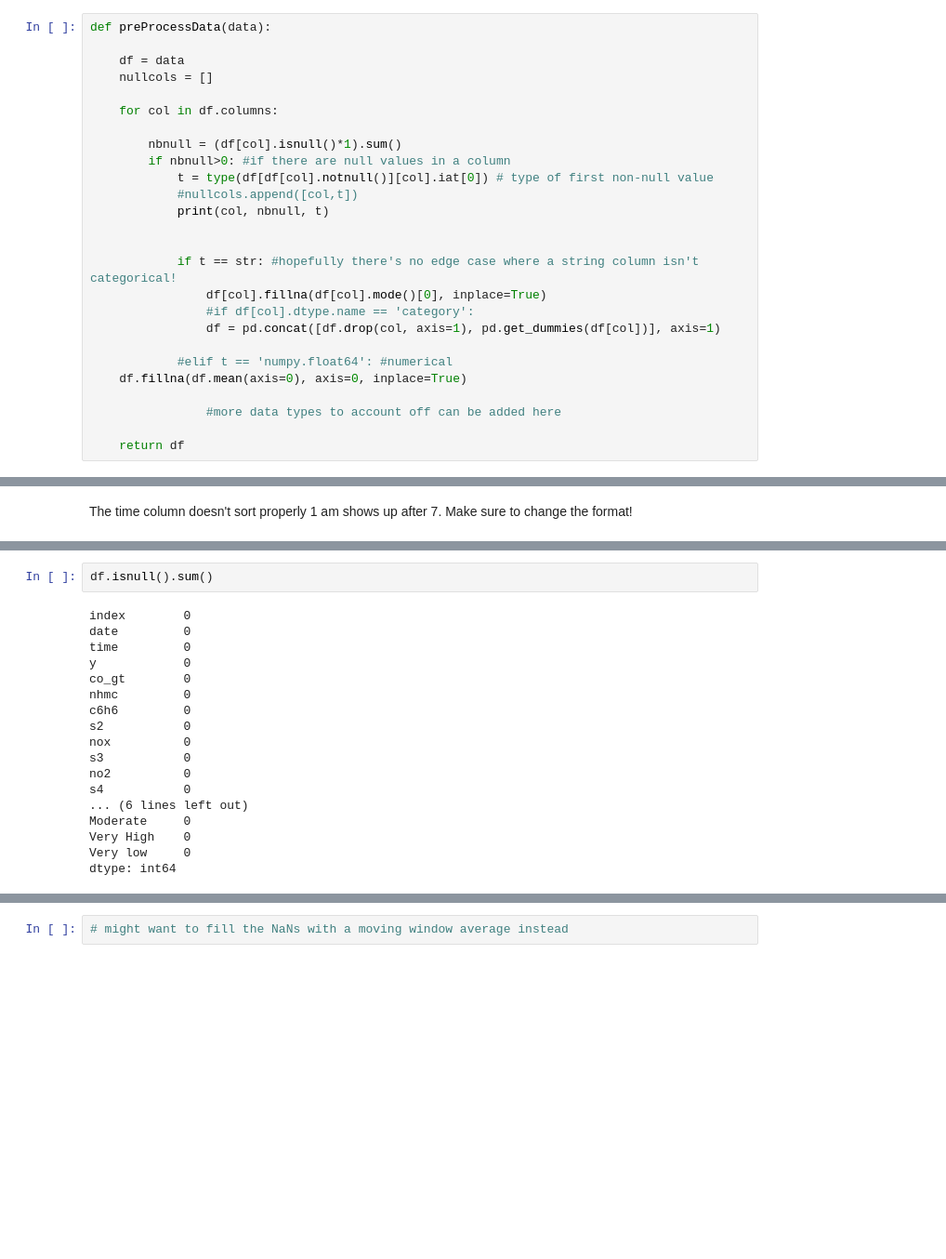
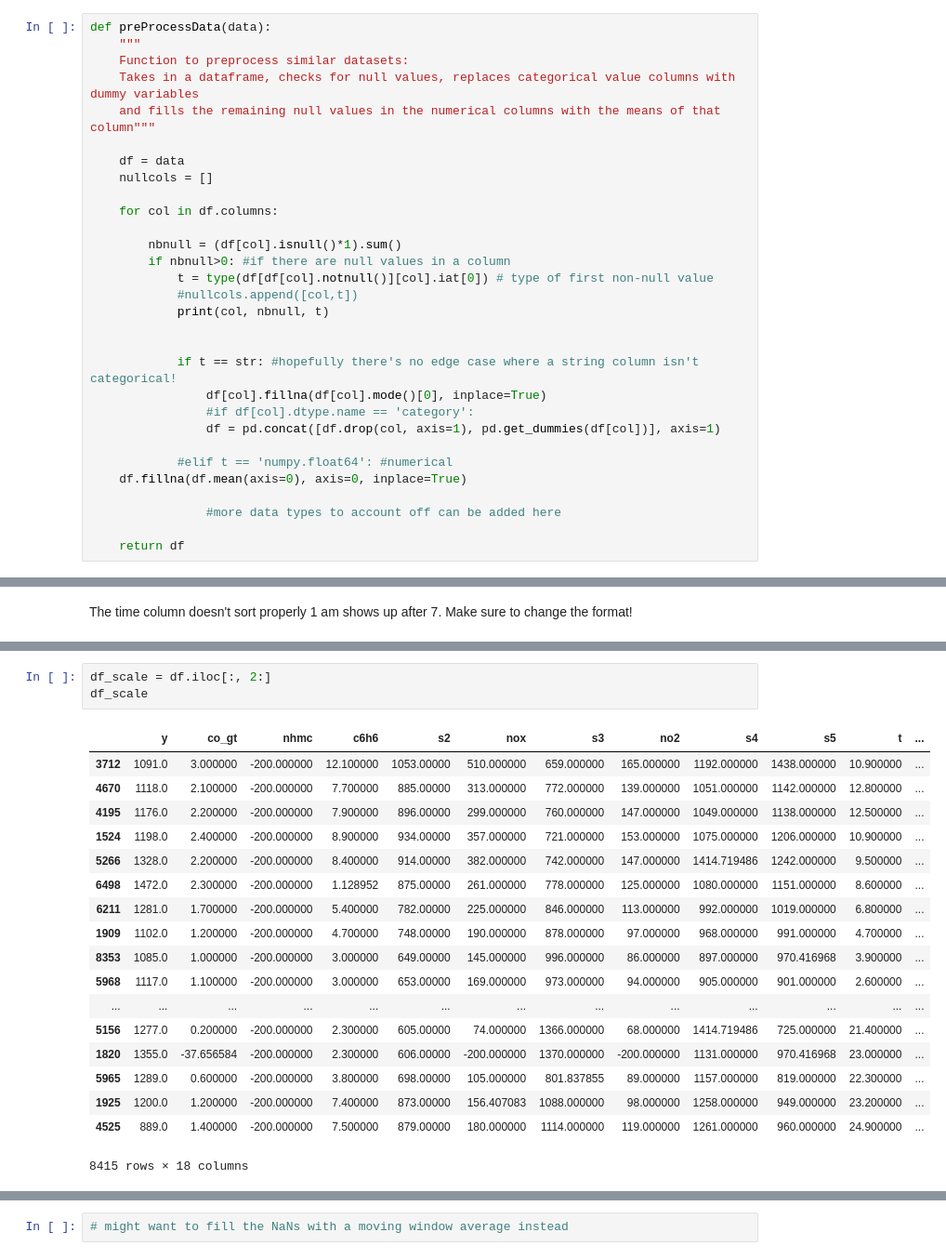
Before and after one commit to prakash-murugesan/CodeChallenge, a Jupyter notebook: CodingChallenge/Machine Learning/MachineLearningChallenge.ipynb, the cells around one changed output, grey strips where cells are left out. Shown at 93% size. Drawn from its saved outputs; the diff is of its cells as text; blank space fills up the shorter version.

```diff
--- a/CodingChallenge/Machine Learning/MachineLearningChallenge.ipynb
+++ b/CodingChallenge/Machine Learning/MachineLearningChallenge.ipynb
@@ -70,6 +111,10 @@ df_X = pd.read_csv("predictive_maintenance_dataset.csv").drop(labels=['status',
 ### 1. Preprocess data
 # %%
 def preProcessData(data):
+    """
+    Function to preprocess similar datasets:
+    Takes in a dataframe, checks for null values, replaces categorical value columns with dummy variables
+    and fills the remaining null values in the numerical columns with the means of that column"""
 
     df = data
     nullcols = []
@@ -269,21 +332,23 @@ level 418 <class 'str'>
-# %%
-df.isnull().sum()
-# %% [output]
-index        0
-date         0
-time         0
-y            0
-co_gt        0
-nhmc         0
-c6h6         0
-s2           0
-nox          0
-s3           0
-no2          0
-s4           0
-... (6 lines left out)
-Moderate     0
-Very High    0
-Very low     0
-dtype: int64
+# %%
+df_scale = df.iloc[:, 2:]
+df_scale
+# %% [output]
+|  | y | co_gt | nhmc | c6h6 | s2 | nox | s3 | no2 | s4 | s5 | t | ... |
+| 3712 | 1091.0 | 3.000000 | -200.000000 | 12.100000 | 1053.00000 | 510.000000 | 659.000000 | 165.000000 | 1192.000000 | 1438.000000 | 10.900000 | ... |
+| 4670 | 1118.0 | 2.100000 | -200.000000 | 7.700000 | 885.00000 | 313.000000 | 772.000000 | 139.000000 | 1051.000000 | 1142.000000 | 12.800000 | ... |
+| 4195 | 1176.0 | 2.200000 | -200.000000 | 7.900000 | 896.00000 | 299.000000 | 760.000000 | 147.000000 | 1049.000000 | 1138.000000 | 12.500000 | ... |
+| 1524 | 1198.0 | 2.400000 | -200.000000 | 8.900000 | 934.00000 | 357.000000 | 721.000000 | 153.000000 | 1075.000000 | 1206.000000 | 10.900000 | ... |
+| 5266 | 1328.0 | 2.200000 | -200.000000 | 8.400000 | 914.00000 | 382.000000 | 742.000000 | 147.000000 | 1414.719486 | 1242.000000 | 9.500000 | ... |
+| 6498 | 1472.0 | 2.300000 | -200.000000 | 1.128952 | 875.00000 | 261.000000 | 778.000000 | 125.000000 | 1080.000000 | 1151.000000 | 8.600000 | ... |
+| 6211 | 1281.0 | 1.700000 | -200.000000 | 5.400000 | 782.00000 | 225.000000 | 846.000000 | 113.000000 | 992.000000 | 1019.000000 | 6.800000 | ... |
+| 1909 | 1102.0 | 1.200000 | -200.000000 | 4.700000 | 748.00000 | 190.000000 | 878.000000 | 97.000000 | 968.000000 | 991.000000 | 4.700000 | ... |
+| 8353 | 1085.0 | 1.000000 | -200.000000 | 3.000000 | 649.00000 | 145.000000 | 996.000000 | 86.000000 | 897.000000 | 970.416968 | 3.900000 | ... |
+| 5968 | 1117.0 | 1.100000 | -200.000000 | 3.000000 | 653.00000 | 169.000000 | 973.000000 | 94.000000 | 905.000000 | 901.000000 | 2.600000 | ... |
+| ... | ... | ... | ... | ... | ... | ... | ... | ... | ... | ... | ... | ... |
+| 5156 | 1277.0 | 0.200000 | -200.000000 | 2.300000 | 605.00000 | 74.000000 | 1366.000000 | 68.000000 | 1414.719486 | 725.000000 | 21.400000 | ... |
+| 1820 | 1355.0 | -37.656584 | -200.000000 | 2.300000 | 606.00000 | -200.000000 | 1370.000000 | -200.000000 | 1131.000000 | 970.416968 | 23.000000 | ... |
+| 5965 | 1289.0 | 0.600000 | -200.000000 | 3.800000 | 698.00000 | 105.000000 | 801.837855 | 89.000000 | 1157.000000 | 819.000000 | 22.300000 | ... |
+| 1925 | 1200.0 | 1.200000 | -200.000000 | 7.400000 | 873.00000 | 156.407083 | 1088.000000 | 98.000000 | 1258.000000 | 949.000000 | 23.200000 | ... |
+| 4525 | 889.0 | 1.400000 | -200.000000 | 7.500000 | 879.00000 | 180.000000 | 1114.000000 | 119.000000 | 1261.000000 | 960.000000 | 24.900000 | ... |
+8415 rows × 18 columns
 # %%
```
Also changed, not shown: parts of 37 cells of this notebook, 1 other file.
